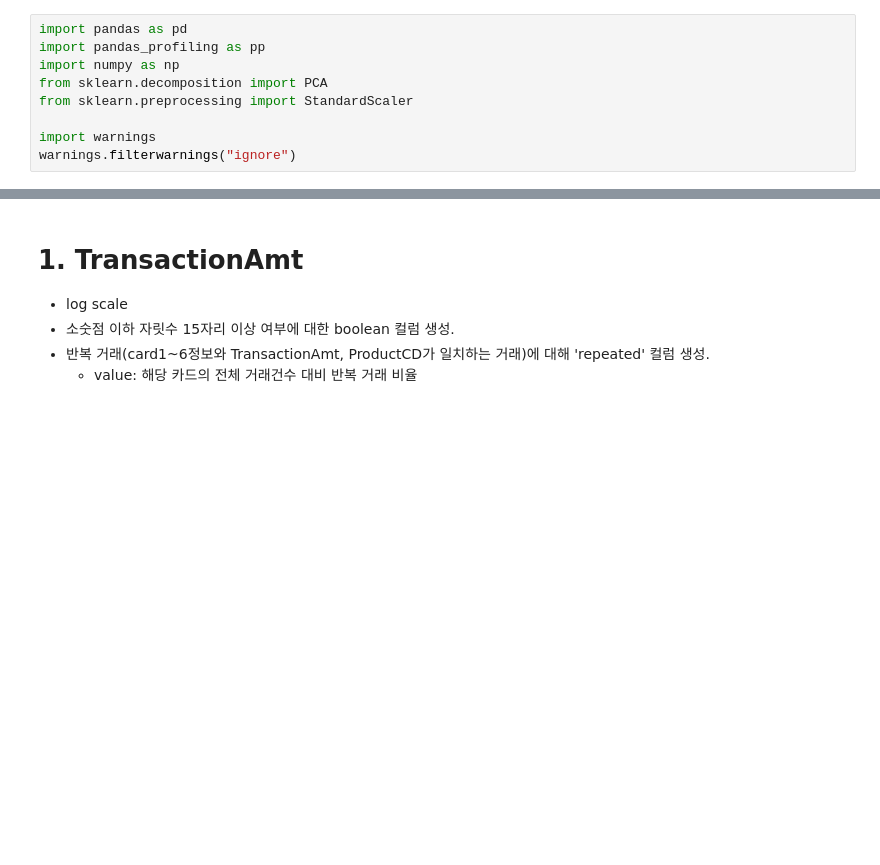
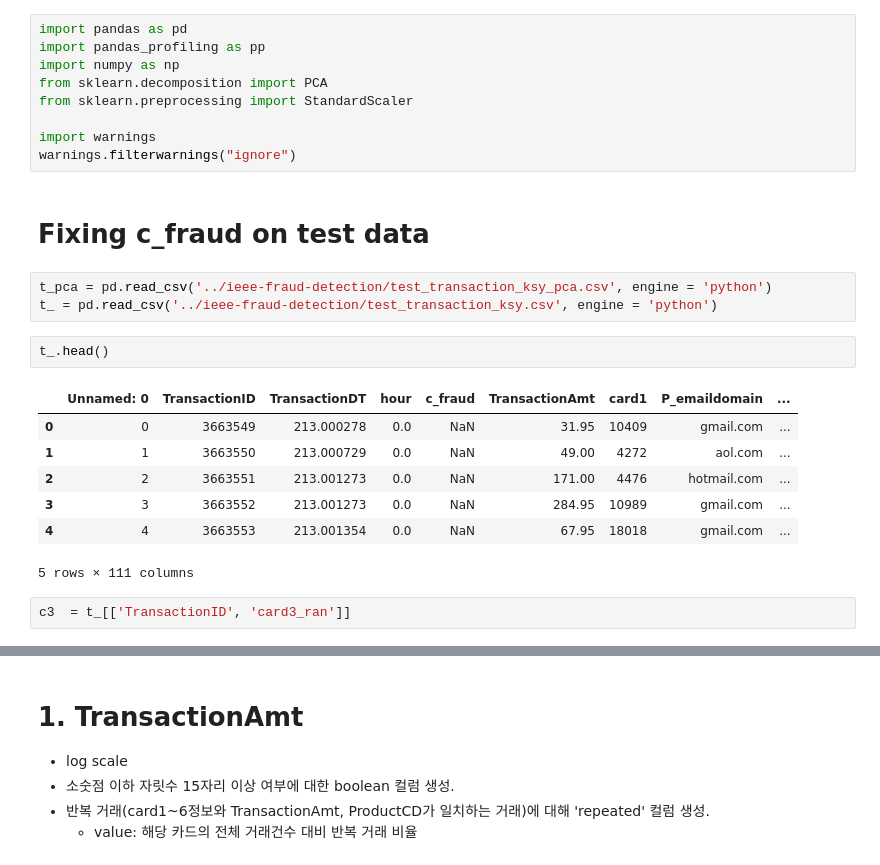
Before and after one commit to hw79chopin/Kaggle_Card_fraud_detection, a Jupyter notebook: esther_workspace/transaction_preproc.ipynb, the cells around one changed output, grey strips where cells are left out. Cells and saved outputs as stored; diff of their text form; blank space fills up the shorter version.

```diff
--- a/esther_workspace/transaction_preproc.ipynb
+++ b/esther_workspace/transaction_preproc.ipynb
@@ -161,3 +13,20 @@ from sklearn.preprocessing import StandardScaler
 
 import warnings
 warnings.filterwarnings("ignore")
+# %% [markdown]
+# Fixing c_fraud on test data
+# %%
+t_pca = pd.read_csv('../ieee-fraud-detection/test_transaction_ksy_pca.csv', engine = 'python')
+t_ = pd.read_csv('../ieee-fraud-detection/test_transaction_ksy.csv', engine = 'python')
+# %%
+t_.head()
+# %% [output]
+|  | Unnamed: 0 | TransactionID | TransactionDT | hour | c_fraud | TransactionAmt | card1 | P_emaildomain | ... |
+| 0 | 0 | 3663549 | 213.000278 | 0.0 | NaN | 31.95 | 10409 | gmail.com | ... |
+| 1 | 1 | 3663550 | 213.000729 | 0.0 | NaN | 49.00 | 4272 | aol.com | ... |
+| 2 | 2 | 3663551 | 213.001273 | 0.0 | NaN | 171.00 | 4476 | hotmail.com | ... |
+| 3 | 3 | 3663552 | 213.001273 | 0.0 | NaN | 284.95 | 10989 | gmail.com | ... |
+| 4 | 4 | 3663553 | 213.001354 | 0.0 | NaN | 67.95 | 18018 | gmail.com | ... |
+5 rows × 111 columns
+# %%
+c3  = t_[['TransactionID', 'card3_ran']]
```
Also changed, not shown: parts of 118 cells of this notebook, 12 other files.
